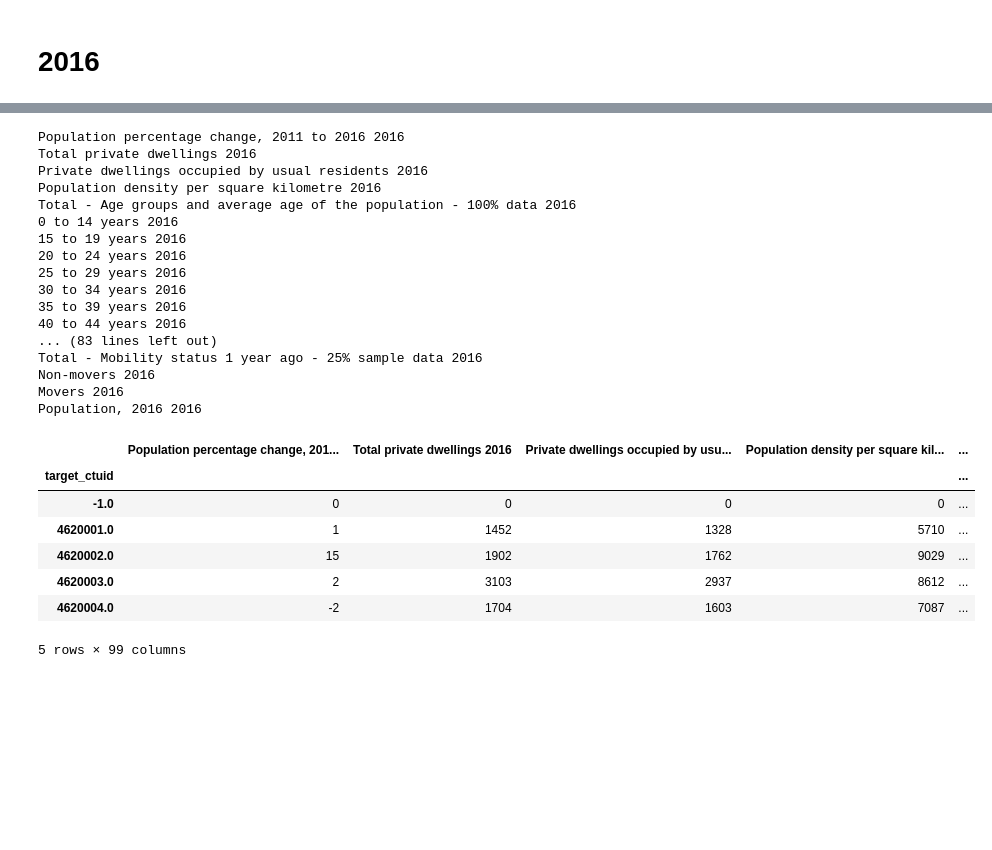
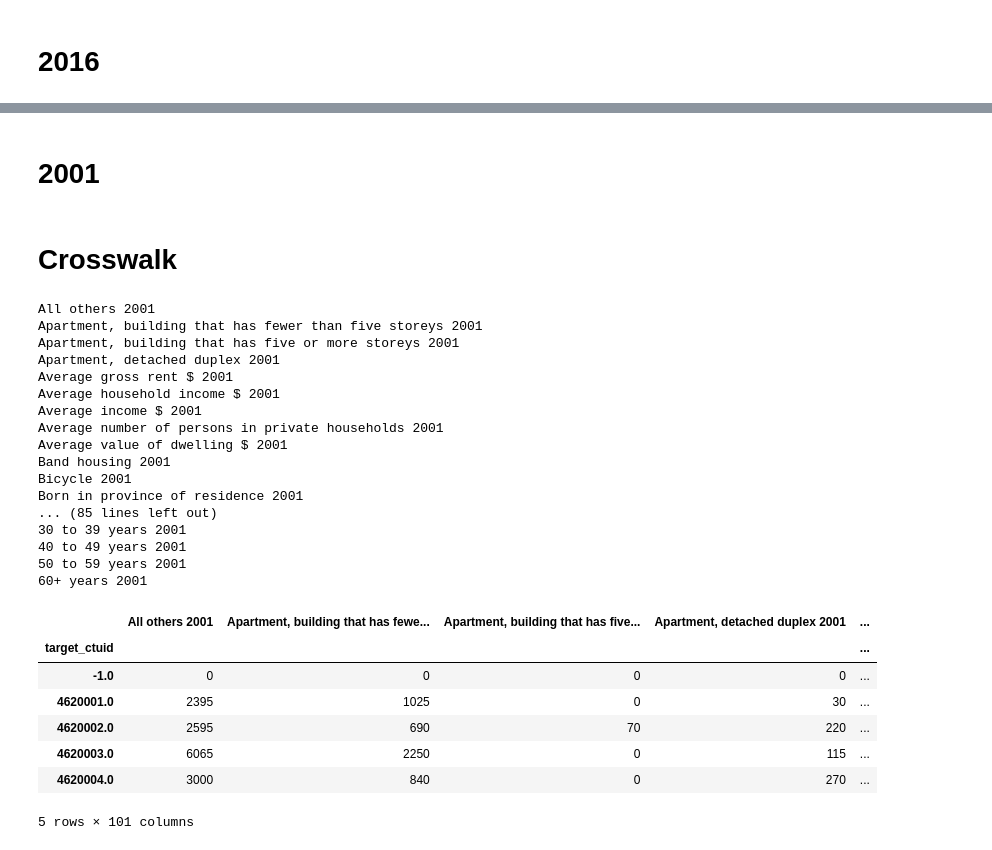
Before and after one commit to emilienuy/degentrifAI, a Jupyter notebook: Standardized_Census.ipynb, the cells around one changed output, grey strips where cells are left out. Drawn from its saved outputs; the diff is of its cells as text; code cells hidden in the pictures; blank space fills up the shorter version.

Commit message:
Finished standardizing data.

```diff
--- a/Standardized_Census.ipynb
+++ b/Standardized_Census.ipynb
@@ -12,14 +10,14 @@ Drive already mounted at /content/drive; to attempt to forcibly remount, call dr
 import numpy as np
 
 # the apportionment table
-crosswalk_csv = '/content/drive/MyDrive/GentrificAItion/Montreal_data_from_census/CTs/ct_2016_2021.csv'
+crosswalk_csv = '/content/drive/MyDrive/GentrificAItion/Montreal_data_from_census/CTs/ct_2001_2021.csv'
 
 # the csv with source tract data to apportioned
-data_csv = '/content/drive/MyDrive/GentrificAItion/Montreal_data_from_census/Cleaned_Census_Data/2016_emilie_v1.csv'
+data_csv = '/content/drive/MyDrive/GentrificAItion/Montreal_data_from_census/Cleaned_Census_Data/2001_emilie_v1.csv'
 
 
 # the name of the field pertaining to the ctuid in data_csv
-ctuidcol = "ctuid"
+ctuidcol = "GeoUID 2001"
 # %%
 import pandas as pd
 
@@ -161,0 +400,2 @@ fields = [
+# %% [markdown]
+# 2001
@@ -162,51 +509,54 @@ fields = [
+# %% [markdown]
+# Crosswalk
 # %%
 # joining the two input tables
-merge_cw_df = cw.merge(df, how = "inner", left_on = "source_ctuid", right_on = ctuidcol)
+merge_cw_df = cw.merge(df, how = "right", left_on = "source_ctuid", right_on = ctuidcol)
 # print(merge_cw_df.head())
 # loop over each field, multiplying by the apportionment weight
 output_fields = []
 for f in fields:
     print(f)
-    merge_cw_df["w_" + f] = np.asarray(merge_cw_df["w_pop"]) * np.asarray( pd.to_numeric(merge_cw_df[f], errors='coerce'))
-    output_fields.append("w_" + f)
+    merge_cw_df[f] = np.asarray(merge_cw_df["w_pop"]) * np.asarray( pd.to_numeric(merge_cw_df[f], errors='coerce'))
+    output_fields.append(f)
 
 # group by the target census tracts, summing by the wanted fields
 output_data = merge_cw_df.groupby(["target_ctuid"]).sum()
 output_data = output_data[output_fields]
-output_data= output_data.astype(int)
-
-output_data.rename(columns=lambda x: x.replace('w_', ''), inplace=True)
+output_data = output_data.astype(int)
 # %% [output]
-Population percentage change, 2011 to 2016 2016
-Total private dwellings 2016
-Private dwellings occupied by usual residents 2016
-Population density per square kilometre 2016
-Total - Age groups and average age of the population - 100% data 2016
-0 to 14 years 2016
-15 to 19 years 2016
-20 to 24 years 2016
-25 to 29 years 2016
-30 to 34 years 2016
-35 to 39 years 2016
-40 to 44 years 2016
-... (83 lines left out)
-Total - Mobility status 1 year ago - 25% sample data 2016
-Non-movers 2016
-Movers 2016
-Population, 2016 2016
+All others 2001
+Apartment, building that has fewer than five storeys 2001
+Apartment, building that has five or more storeys 2001
+Apartment, detached duplex 2001
+Average gross rent $ 2001
+Average household income $ 2001
+Average income $ 2001
+Average number of persons in private households 2001
+Average value of dwelling $ 2001
+Band housing 2001
+Bicycle 2001
+Born in province of residence 2001
+... (85 lines left out)
+30 to 39 years 2001
+40 to 49 years 2001
+50 to 59 years 2001
+60+ years 2001
 # %%
+# for 2016
+# output_data.columns = [str(col) + ' 2006' for col in output_data.columns]
+
 # output file name
-output_file_name = '/content/drive/MyDrive/GentrificAItion/Montreal_data_from_census/Standardized_Census_Data/2016_census_standardized.csv'
+output_file_name = '/content/drive/MyDrive/GentrificAItion/Montreal_data_from_census/Standardized_Census_Data/2001_census_standardized.csv'
 
 # write to file
 output_data.to_csv(output_file_name)
 output_data.head()
 # %% [output]
-|  | Population percentage change, 201... | Total private dwellings 2016 | Private dwellings occupied by usu... | Population density per square kil... | ... |
+|  | All others 2001 | Apartment, building that has fewe... | Apartment, building that has five... | Apartment, detached duplex 2001 | ... |
 | target_ctuid |  |  |  |  | ... |
 | -1.0 | 0 | 0 | 0 | 0 | ... |
-| 4620001.0 | 1 | 1452 | 1328 | 5710 | ... |
-| 4620002.0 | 15 | 1902 | 1762 | 9029 | ... |
-| 4620003.0 | 2 | 3103 | 2937 | 8612 | ... |
-| 4620004.0 | -2 | 1704 | 1603 | 7087 | ... |
+| 4620001.0 | 2395 | 1025 | 0 | 30 | ... |
+| 4620002.0 | 2595 | 690 | 70 | 220 | ... |
+| 4620003.0 | 6065 | 2250 | 0 | 115 | ... |
+| 4620004.0 | 3000 | 840 | 0 | 270 | ... |
-5 rows × 99 columns
+5 rows × 101 columns
```
Also changed, not shown: parts of 7 cells of this notebook.
